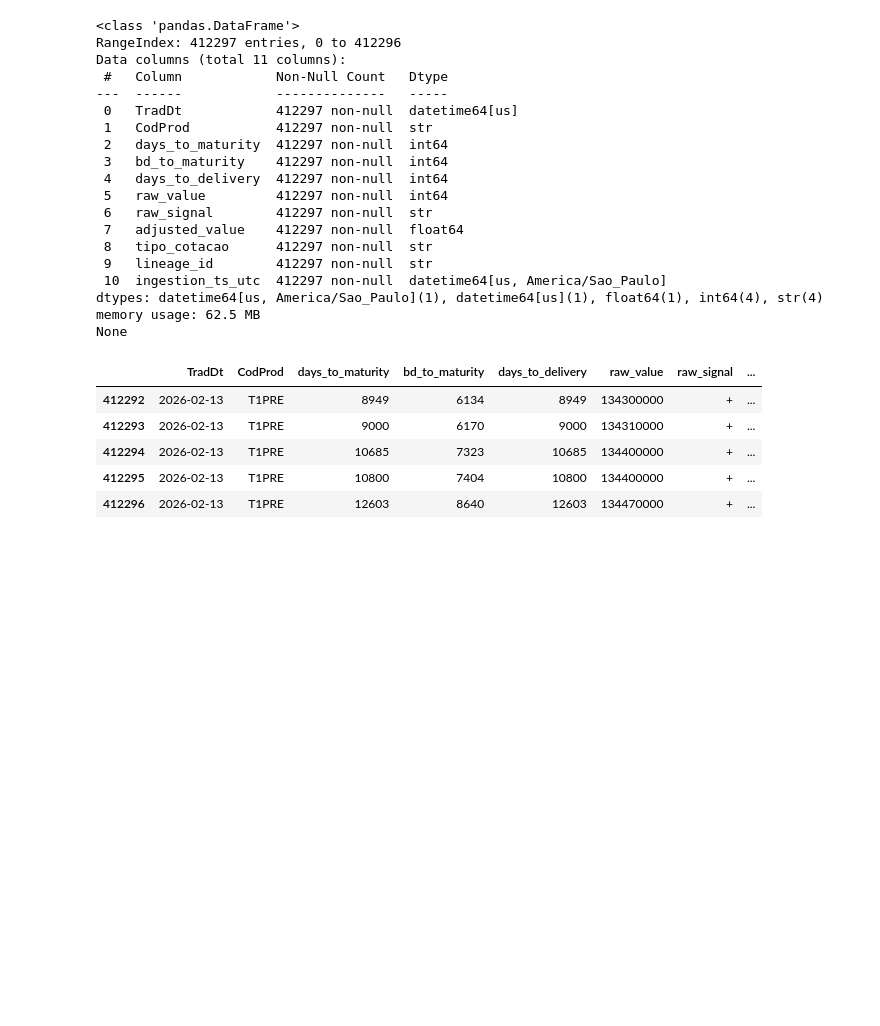
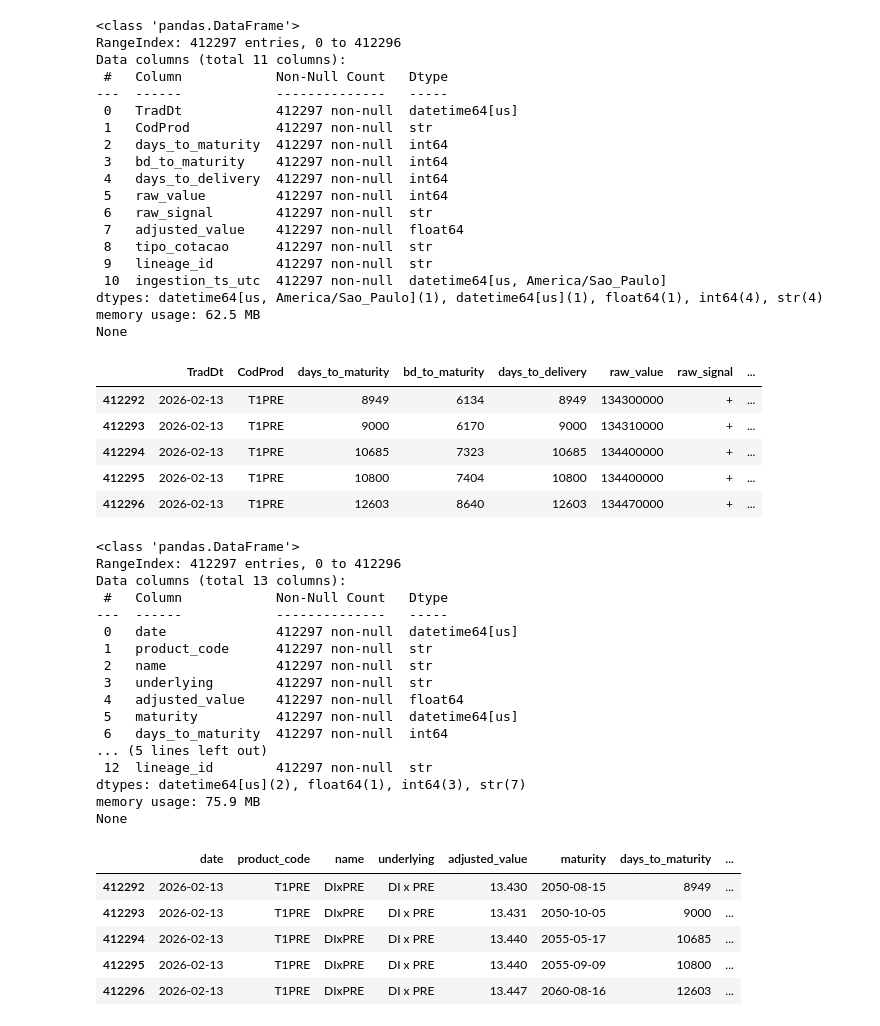
Before and after one commit to JuanRocha01/ML-ETTJ26, a Jupyter notebook: study/refined.ipynb, the cells around one changed output. Saved outputs shown, nothing was run; the diff lists cells and outputs as text; code cells hidden in the pictures; blank space fills up the shorter version.

Commit message:
Refined swap di x pre

```diff
--- a/study/refined.ipynb
+++ b/study/refined.ipynb
@@ -430,3 +430,32 @@ None
 | 412294 | 2026-02-13 | T1PRE | 10685 | 7323 | 10685 | 134400000 | + | ... |
 | 412295 | 2026-02-13 | T1PRE | 10800 | 7404 | 10800 | 134400000 | + | ... |
 | 412296 | 2026-02-13 | T1PRE | 12603 | 8640 | 12603 | 134470000 | + | ... |
+# %%
+import pandas as pd
+df_swaps_refined = pd.read_parquet(r"C:\Users\Dell\OneDrive\Documentos\GitHub\ML-ETTJ26\data\03_refined\b3\swaps\b3_swaps_dipre_refined.parquet")
+print(df_swaps_refined.info())
+df_swaps_refined.tail()
+# %% [output]
+<class 'pandas.DataFrame'>
+RangeIndex: 412297 entries, 0 to 412296
+Data columns (total 13 columns):
+ #   Column            Non-Null Count   Dtype
+---  ------            --------------   -----
+ 0   date              412297 non-null  datetime64[us]
+ 1   product_code      412297 non-null  str
+ 2   name              412297 non-null  str
+ 3   underlying        412297 non-null  str
+ 4   adjusted_value    412297 non-null  float64
+ 5   maturity          412297 non-null  datetime64[us]
+ 6   days_to_maturity  412297 non-null  int64
+... (5 lines left out)
+ 12  lineage_id        412297 non-null  str
+dtypes: datetime64[us](2), float64(1), int64(3), str(7)
+memory usage: 75.9 MB
+None
+|  | date | product_code | name | underlying | adjusted_value | maturity | days_to_maturity | ... |
+| 412292 | 2026-02-13 | T1PRE | DIxPRE | DI x PRE | 13.430 | 2050-08-15 | 8949 | ... |
+| 412293 | 2026-02-13 | T1PRE | DIxPRE | DI x PRE | 13.431 | 2050-10-05 | 9000 | ... |
+| 412294 | 2026-02-13 | T1PRE | DIxPRE | DI x PRE | 13.440 | 2055-05-17 | 10685 | ... |
+| 412295 | 2026-02-13 | T1PRE | DIxPRE | DI x PRE | 13.440 | 2055-09-09 | 10800 | ... |
+| 412296 | 2026-02-13 | T1PRE | DIxPRE | DI x PRE | 13.447 | 2060-08-16 | 12603 | ... |
```
Also changed, not shown: parts of 1 cell of this notebook, 7 other files.
